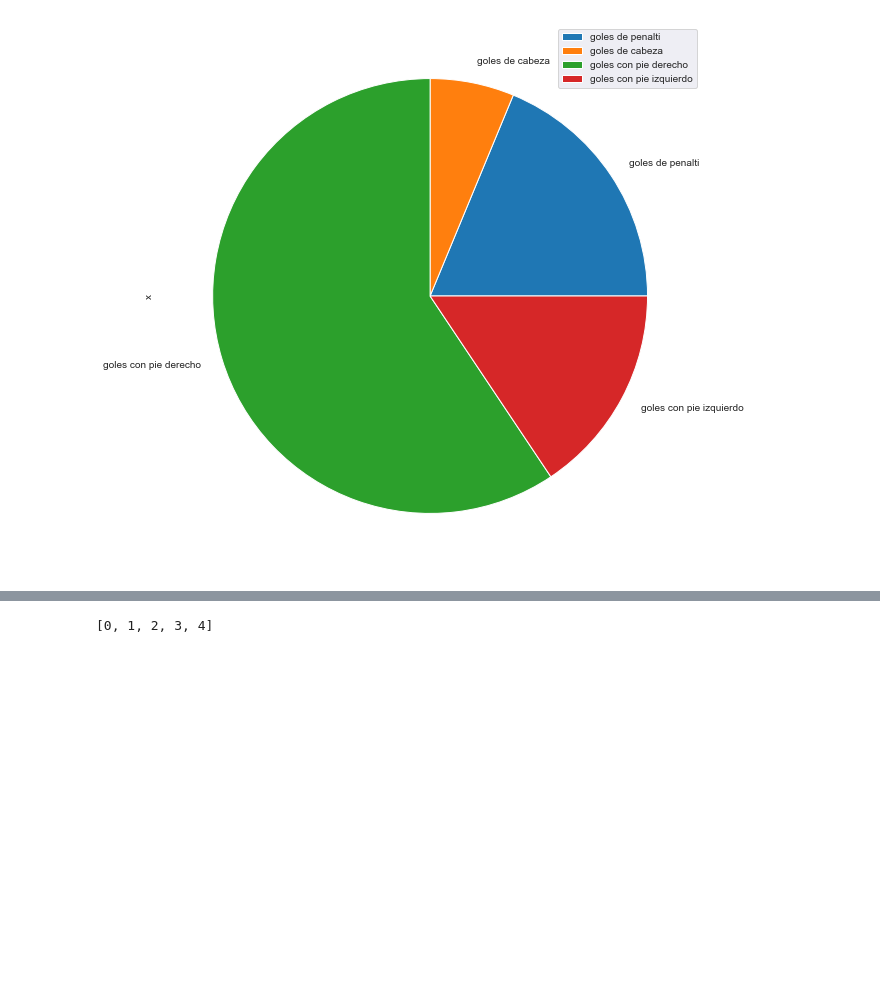
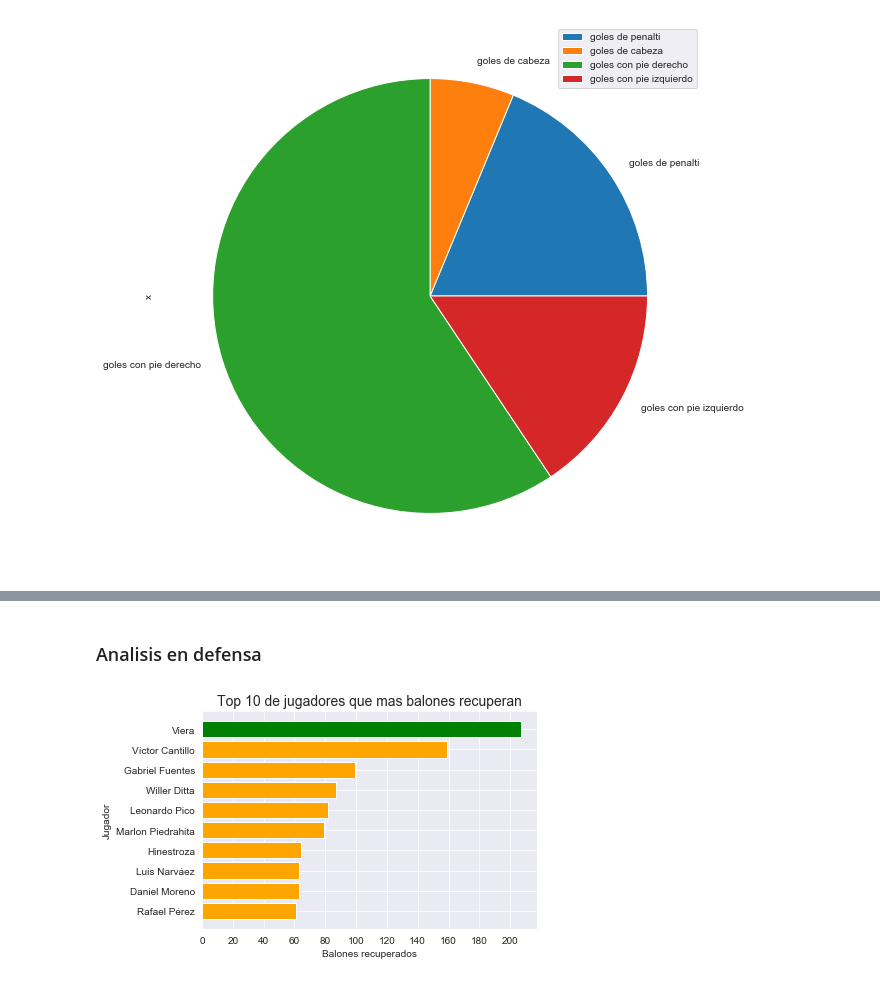
Before and after one commit to cristiangomez811/analisis_deportivo, a Jupyter notebook: analisis_junior_final_192.ipynb, the cells around one changed output, grey strips where cells are left out. Drawn from its saved outputs; the diff is of its cells as text; code cells hidden in the pictures; blank space fills up the shorter version.

```diff
--- a/analisis_junior_final_192.ipynb
+++ b/analisis_junior_final_192.ipynb
@@ -262,4 +262,13 @@ plt.show()
-# %%
-y_range
-# %% [output]
-[0, 1, 2, 3, 4]
+# %% [markdown]
+### Analisis en defensa
+# %%
+# Valores a análizar
+#df['goles sin penalti'] = df['goles a favor'] - df['goles de penalti']
+
+y = df.sort_values('balones recuperados').iloc[-10:,:]['balones recuperados']
+x = df.sort_values('balones recuperados').iloc[-10:,:]['Jugador']
+
+# crear el grafico
+plot_barh(x,y,x_label='Jugador',y_label='Balones recuperados',title='Top 10 de jugadores que mas balones recuperan',step = 20)
+# %% [output]
+[figure, added]
```
Also changed, not shown: parts of 4 cells of this notebook.
